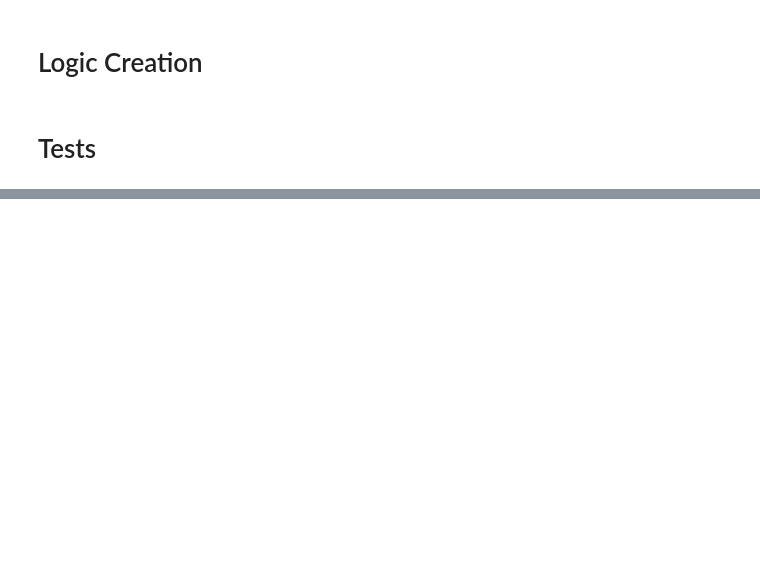
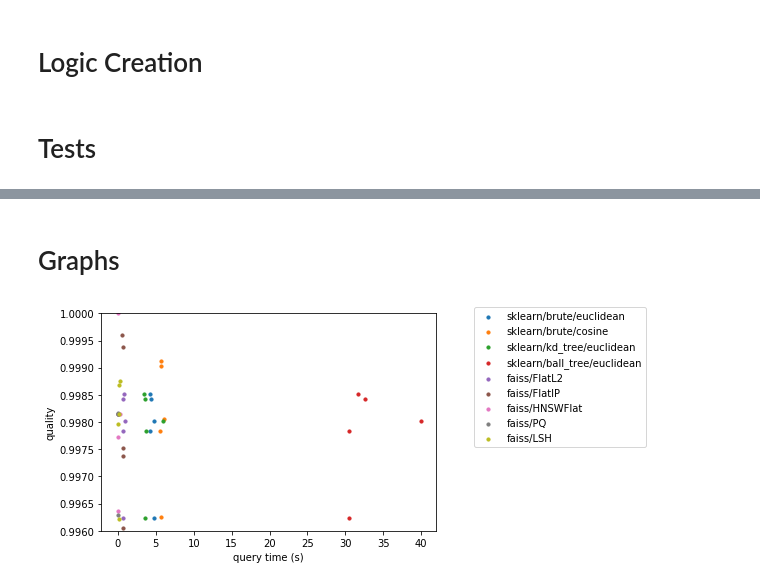
Before and after one commit to einstein9998/Internship, a Jupyter notebook: faiss.ipynb, the cells around one changed output, grey strips where cells are left out. Cells and saved outputs as stored; diff of their text form; code cells hidden in the pictures; blank space fills up the shorter version.

```diff
--- a/faiss.ipynb
+++ b/faiss.ipynb
@@ -382,0 +390,6 @@ plt.show()
+# %%
+temp = []
+for seed in range(5):
+    temp.append(faissNN(egfr_active_features_norm, [stuff_cleaned_norm, egfr_inactive_features_norm],
+                       0.2, 100, 'LSH', seed, [256]))
+TABLE_NORM = pd.concat([TABLE_NORM] + temp)
@@ -382,0 +416,3 @@ plt.show()
+# %%
+TABLE_NORM = TABLE_NORM[["algorithm/index", "metric", "n_neighbors", "query size",
+                        "build time (s)", "query time (s)", "quality", "seed"]]
@@ -382,0 +441,6 @@ plt.show()
+# %%
+temp = []
+for seed in range(5):
+    temp.append(faissNN(egfr_active_features_norm, [stuff_cleaned_norm, egfr_inactive_features_norm],
+                       0.2, 100, 'PQ', seed, [1, 8]))
+TABLE_NORM = pd.concat([TABLE_NORM] + temp)
@@ -382,0 +467,16 @@ plt.show()
+# %%
+a = TABLE_NORM
+# %% [markdown]
+# Graphs
+# %%
+plt.figure()
+for i in range(0, 45, 5):
+    plt.scatter(a[i:i+5]['query time (s)'], a[i:i+5]['quality'], s=10)
+plt.ylim(0.996, 1)
+plt.xlabel('query time (s)')
+plt.ylabel('quality')
+plt.legend(['sklearn/brute/euclidean', 'sklearn/brute/cosine', 'sklearn/kd_tree/euclidean', 'sklearn/ball_tree/euclidean',
+            'faiss/FlatL2', 'faiss/FlatIP', 'faiss/HNSWFlat', 'faiss/PQ', 'faiss/LSH'], bbox_to_anchor=(1.1, 1.05))
+plt.show()
+# %% [output]
+[figure, added]
```
Also changed, not shown: parts of 62 cells of this notebook.
